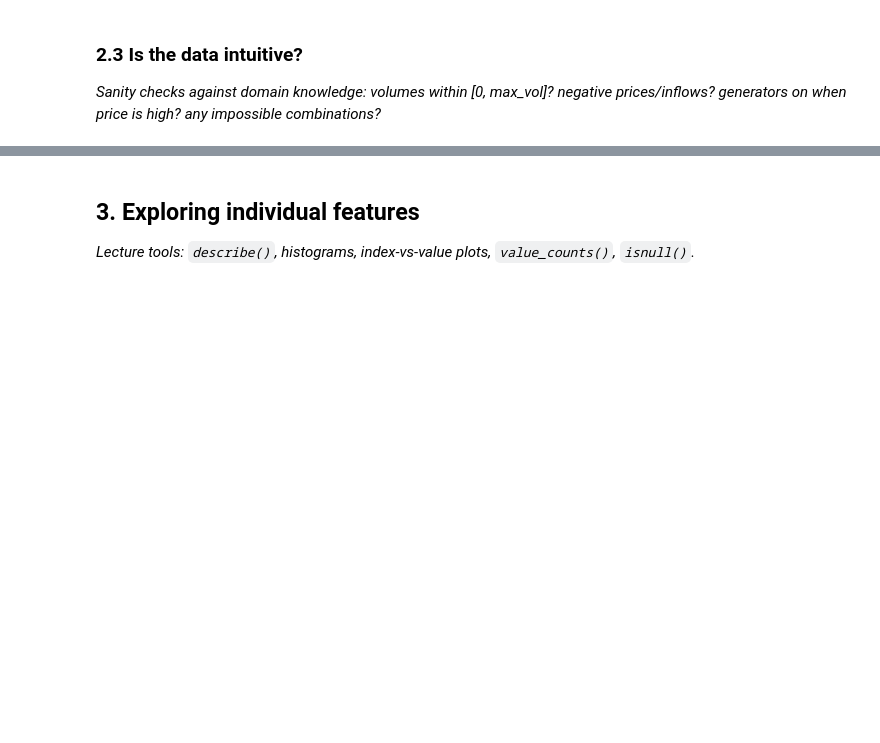
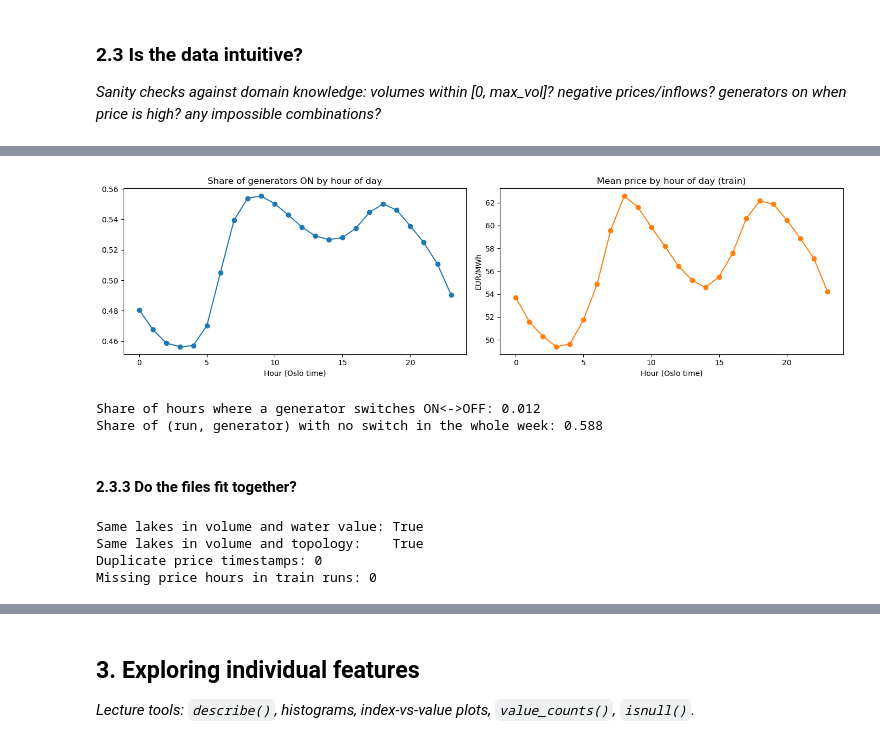
Before and after one commit to idatomine/Women-in-AI-tdt4173, a Jupyter notebook: analysis/01_eda.ipynb, the cells around one changed output, grey strips where cells are left out. Saved outputs shown, nothing was run; the diff lists cells and outputs as text; code cells hidden in the pictures; blank space fills up the shorter version.

```diff
--- a/analysis/01_eda.ipynb
+++ b/analysis/01_eda.ipynb
@@ -292,0 +363,17 @@ Name: total_calculation_time, dtype: float64
+# %%
+# Price for every hour of every train run: P[run, hour]
+price_h = price[price["date"] < "2025-01-01"]
+price_h = price_h.set_index(price_h["date"].dt.tz_convert(None))["Day-ahead price (EUR/MWh)"]
+
+hours = train["starttime"].to_numpy()[:, None] + np.arange(168) * np.timedelta64(1, "h")
+P = price_h.reindex(hours.ravel()).to_numpy().reshape(len(train), 168)
+
+# Are generators ON more often in the expensive hours of the week?
+# Rank each hour within its own run (0 = cheapest), so years with very different
+# price levels (2020 vs 2022) can be compared.
+rank = P.argsort(axis=1).argsort(axis=1)
+band = pd.cut(rank.ravel(), bins=[-1, 41, 83, 125, 167],
+              labels=["cheapest 25%", "25–50%", "50–75%", "most expensive 25%"])
+on_share = Y.mean(axis=1).ravel()   # share of the 14 generators ON in each hour
+
+pd.Series(on_share).groupby(band, observed=True).mean().round(3).rename("share ON")
@@ -292,0 +432,43 @@ Name: total_calculation_time, dtype: float64
+# %%
+# More generators ON during the day than at night? (Norwegian local time)
+local_hour = (pd.DatetimeIndex(hours.ravel()).tz_localize("UTC")
+              .tz_convert("Europe/Oslo").hour.to_numpy())
+
+fig, axes = plt.subplots(1, 2, figsize=(14, 4))
+pd.Series(on_share).groupby(local_hour).mean().plot(ax=axes[0], marker="o")
+axes[0].set_title("Share of generators ON by hour of day")
+axes[0].set_xlabel("Hour (Oslo time)")
+
+pd.Series(P.ravel()).groupby(local_hour).mean().plot(ax=axes[1], marker="o", color="tab:orange")
+axes[1].set_title("Mean price by hour of day (train)")
+axes[1].set_xlabel("Hour (Oslo time)")
+axes[1].set_ylabel("EUR/MWh")
+
+plt.tight_layout()
+plt.show()
+# %% [output]
+[figure, added]
+# %%
+# Starting a generator costs money, so decisions should not flip back and forth every hour
+switch = Y[:, :, 1:] != Y[:, :, :-1]
+print(f"Share of hours where a generator switches ON<->OFF: {switch.mean():.3f}")
+print(f"Share of (run, generator) with no switch in the whole week: {(switch.sum(axis=2) == 0).mean():.3f}")
+# %% [output]
+Share of hours where a generator switches ON<->OFF: 0.012
+Share of (run, generator) with no switch in the whole week: 0.588
+# %% [markdown]
+#### 2.3.3 Do the files fit together?
+# %%
+vol_lakes = set(volume.columns.drop("date"))
+wv_lakes = set(water_value.columns.drop("date"))
+topo_lakes = set(topology["model"]["reservoir"])
+
+print("Same lakes in volume and water value:", vol_lakes == wv_lakes)
+print("Same lakes in volume and topology:   ", vol_lakes == topo_lakes)
+print("Duplicate price timestamps:", price["date"].duplicated().sum())
+print("Missing price hours in train runs:", np.isnan(P).sum())
+# %% [output]
+Same lakes in volume and water value: True
+Same lakes in volume and topology:    True
+Duplicate price timestamps: 0
+Missing price hours in train runs: 0
```
Also changed, not shown: parts of 46 cells of this notebook.
